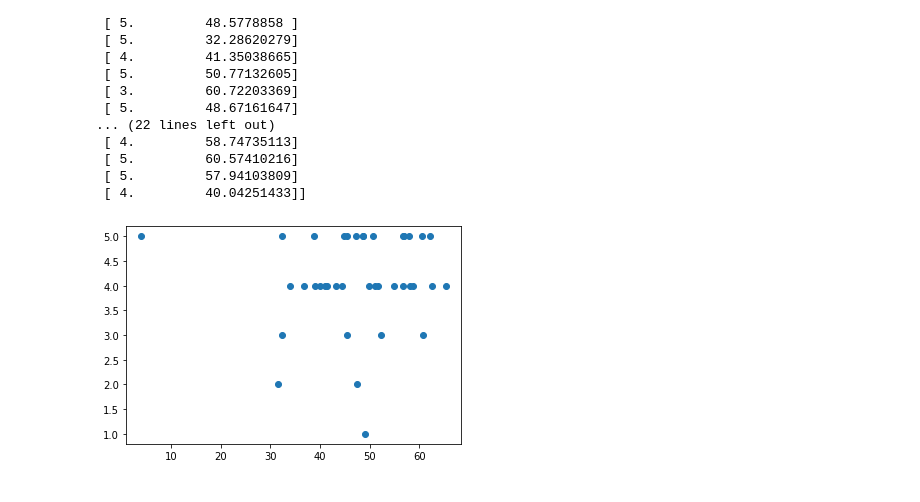
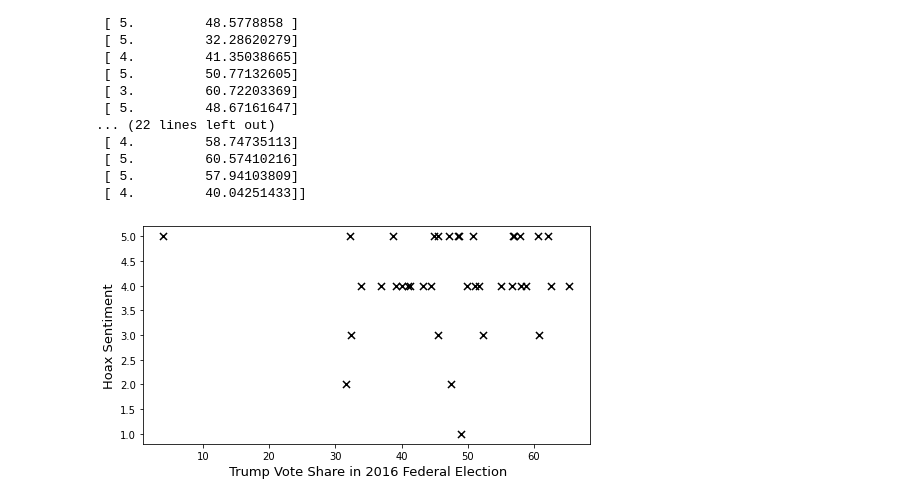
Before and after one commit to wray27/Coronavirus-Sentiment, a Jupyter notebook: notebooks/USModel.ipynb, the cells around one changed output. Saved outputs shown, nothing was run; the diff lists cells and outputs as text; code cells hidden in the pictures.

Commit message:
models working, visualisations done, comments added

```diff
--- a/notebooks/USModel.ipynb
+++ b/notebooks/USModel.ipynb
@@ -213,8 +233,11 @@ print(plotarray)
 # %%
 
 y = plotarray[:, 0]
 z = plotarray[:, 1]
-plt.scatter(z, y)
+plt.figure(figsize=(8,4))
+plt.scatter(z, y, s=50,color='black',marker='x',linewidths=1)
+plt.xlabel(" Trump Vote Share in 2016 Federal Election", fontsize=13)
+plt.ylabel("Hoax Sentiment", fontsize=13)
 plt.show()
 # %% [output]
-[figure, old version]
+[figure, new version]
```
Also changed, not shown: parts of 7 cells of this notebook, 1 other file.
